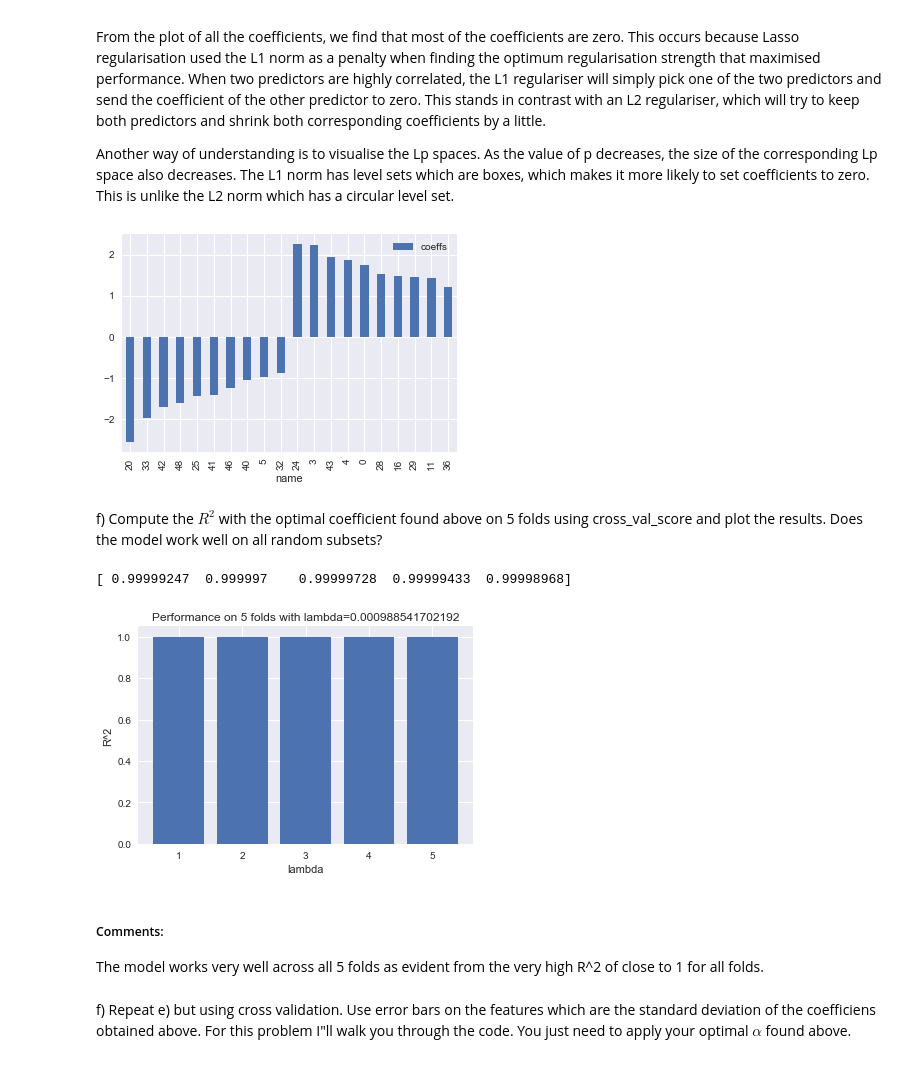
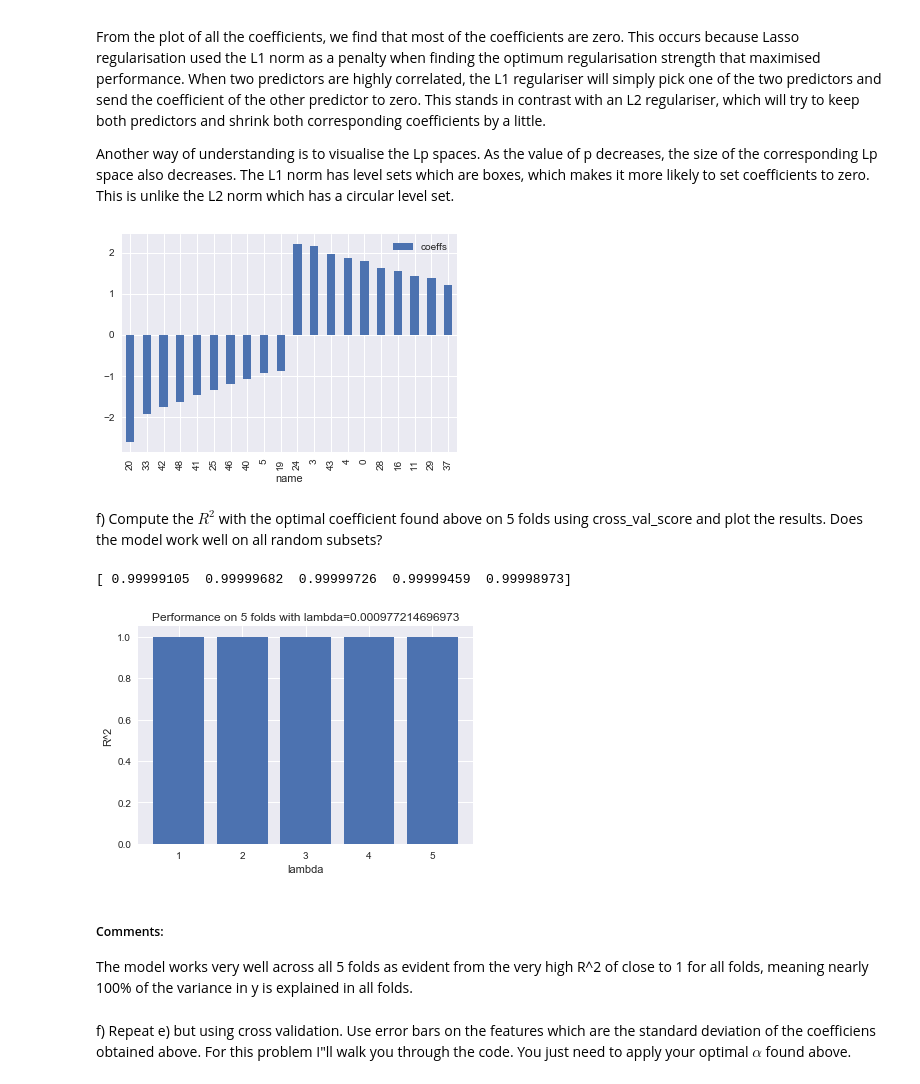
Before and after one commit to Columbia-Intro-Data-Science/python-introduction-yloong-fong, a Jupyter notebook: FONG Yew Loong Homework 2 - Regularization with Lasso .ipynb, the cells around one changed output. Cells and saved outputs as stored; diff of their text form; code cells hidden in the pictures.

```diff
--- a/FONG Yew Loong Homework 2 - Regularization with Lasso .ipynb
+++ b/FONG Yew Loong Homework 2 - Regularization with Lasso .ipynb
@@ -49,6 +50,10 @@ b) Set y to be the y variable in the dataframe from a and X to be the remaining
 y = data.iloc[:,-1]
 X = data.iloc[:,0:500]
 
+scaler = preprocessing.StandardScaler()
+X = X.as_matrix().astype(np.float)
+X = scaler.fit_transform(X)
+
 y.head()
 # %% [output]
 0    -2.663126
@@ -160,5 +165,6 @@ print(sorted(round_coef))
 # %%
 #Plotting all coefficients
+df_coeffs = pd.DataFrame({'coeffs':regr3.coef_, 'name':pd.DataFrame(X).columns.values})
 (df_coeffs.sort_values(['coeffs'])).plot(x='name',y='coeffs', kind='bar')
 plt.show()
 # %% [output]
@@ -171,12 +177,11 @@ From the plot of all the coefficients, we find that most of the coefficients are
 Another way of understanding is to visualise the Lp spaces. As the value of p decreases, the size of the corresponding Lp space also decreases. The L1 norm has level sets which are boxes, which makes it more likely to set coefficients to zero. This is unlike the L2 norm which has a circular level set.
 # %%
 #Plotting only top ten positive and top ten negative coefficients
-df_coeffs = pd.DataFrame({'coeffs':regr3.coef_, 'name':X.columns.values})
 df_topcoeffs = pd.concat([df_coeffs.sort_values(['coeffs']).head(10),df_coeffs.sort_values(['coeffs'], ascending=False).head(10)])
 df_topcoeffs.plot(x='name',y='coeffs', kind='bar')
 plt.show()
 # %% [output]
-[figure, old version]
+[figure, new version]
 # %% [markdown]
 f) Compute the $R^2$ with the optimal coefficient found above on 5 folds using cross_val_score and plot the
 results. Does the model work well on all random subsets?
@@ -191,12 +196,12 @@ plt.title('Performance on 5 folds with lambda=' + str(best_alpha))
 plt.bar(range(1,6),cross_val_scores)
 plt.show()
 # %% [output]
-[ 0.99999247  0.999997    0.99999728  0.99999433  0.99998968]
+[ 0.99999105  0.99999682  0.99999726  0.99999459  0.99998973]
 [figure]
 # %% [markdown]
 ##### Comments:
 
-The model works very well across all 5 folds as evident from the very high R^2 of close to 1 for all folds.
+The model works very well across all 5 folds as evident from the very high R^2 of close to 1 for all folds, meaning nearly 100% of the variance in y is explained in all folds.
 # %% [markdown]
 f) Repeat e) but using cross validation. Use error bars on the features which are the standard deviation of the
 coefficiens obtained above. For this problem I"ll walk you through the code. You just need to apply your optimal
```
Also changed, not shown: parts of 10 cells of this notebook.
